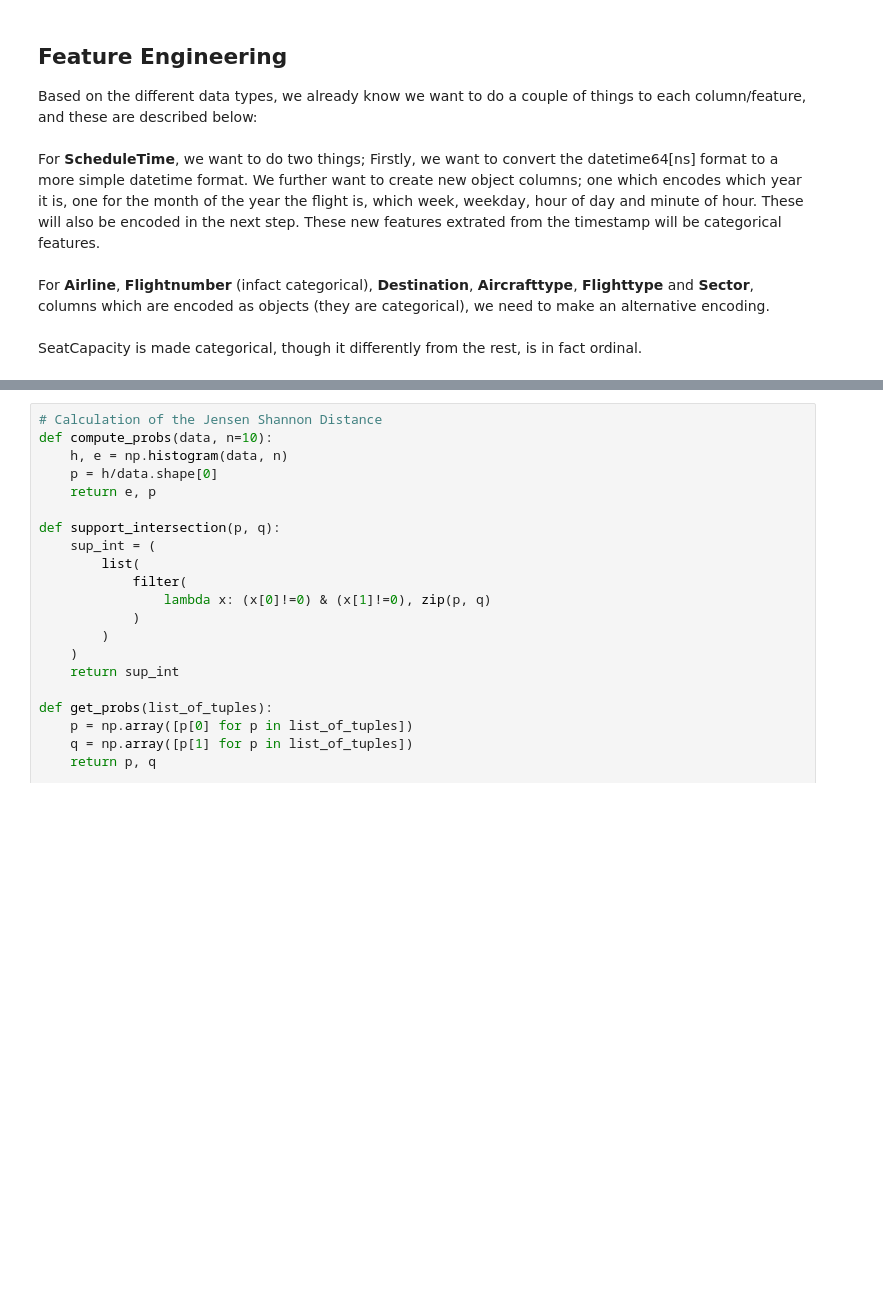
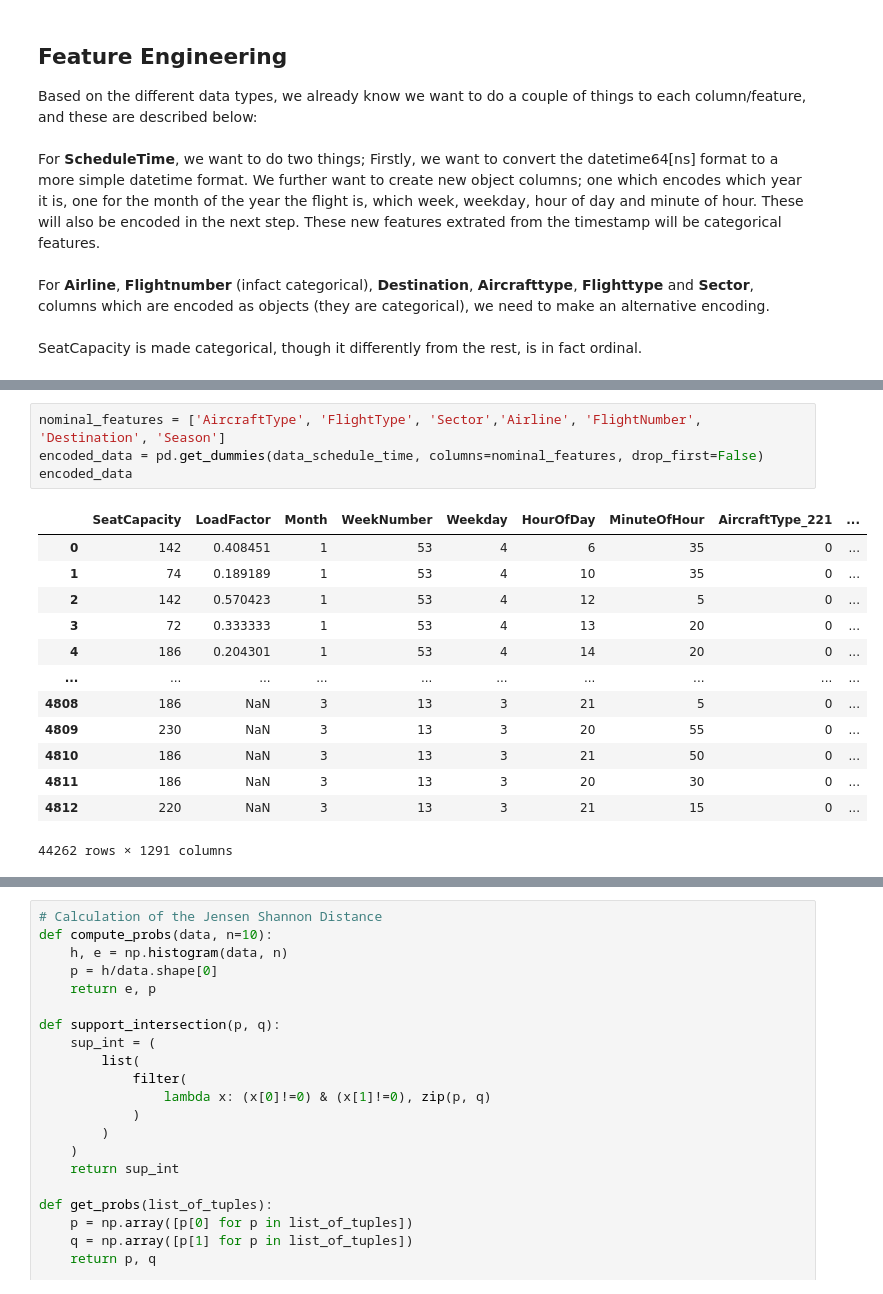
Before and after one commit to augustsemrau/02582case1, a Jupyter notebook: notebooks/data_preprocessing_v2.ipynb, the cells around one changed output, grey strips where cells are left out. Cells and saved outputs as stored; diff of their text form; blank space fills up the shorter version.

```diff
--- a/notebooks/data_preprocessing_v2.ipynb
+++ b/notebooks/data_preprocessing_v2.ipynb
@@ -343,0 +261,18 @@ The similarity is computed using `scipy.spatial.distance.jensenshannon`. If the
+# %%
+nominal_features = ['AircraftType', 'FlightType', 'Sector','Airline', 'FlightNumber', 'Destination', 'Season']
+encoded_data = pd.get_dummies(data_schedule_time, columns=nominal_features, drop_first=False)
+encoded_data
+# %% [output]
+|  | SeatCapacity | LoadFactor | Month | WeekNumber | Weekday | HourOfDay | MinuteOfHour | AircraftType_221 | ... |
+| 0 | 142 | 0.408451 | 1 | 53 | 4 | 6 | 35 | 0 | ... |
+| 1 | 74 | 0.189189 | 1 | 53 | 4 | 10 | 35 | 0 | ... |
+| 2 | 142 | 0.570423 | 1 | 53 | 4 | 12 | 5 | 0 | ... |
+| 3 | 72 | 0.333333 | 1 | 53 | 4 | 13 | 20 | 0 | ... |
+| 4 | 186 | 0.204301 | 1 | 53 | 4 | 14 | 20 | 0 | ... |
+| ... | ... | ... | ... | ... | ... | ... | ... | ... | ... |
+| 4808 | 186 | NaN | 3 | 13 | 3 | 21 | 5 | 0 | ... |
+| 4809 | 230 | NaN | 3 | 13 | 3 | 20 | 55 | 0 | ... |
+| 4810 | 186 | NaN | 3 | 13 | 3 | 21 | 50 | 0 | ... |
+| 4811 | 186 | NaN | 3 | 13 | 3 | 20 | 30 | 0 | ... |
+| 4812 | 220 | NaN | 3 | 13 | 3 | 21 | 15 | 0 | ... |
+44262 rows × 1291 columns
```
Also changed, not shown: parts of 61 cells of this notebook, 1 other file.
